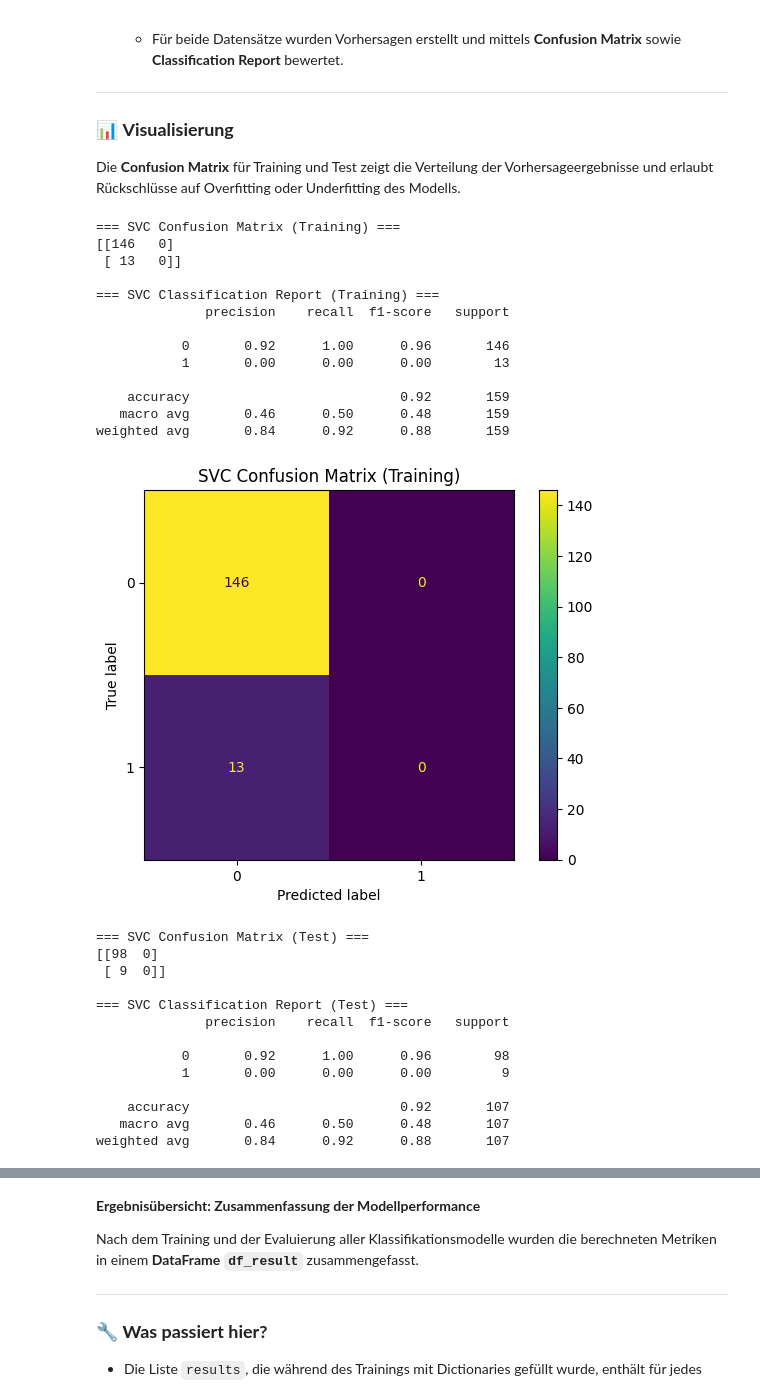
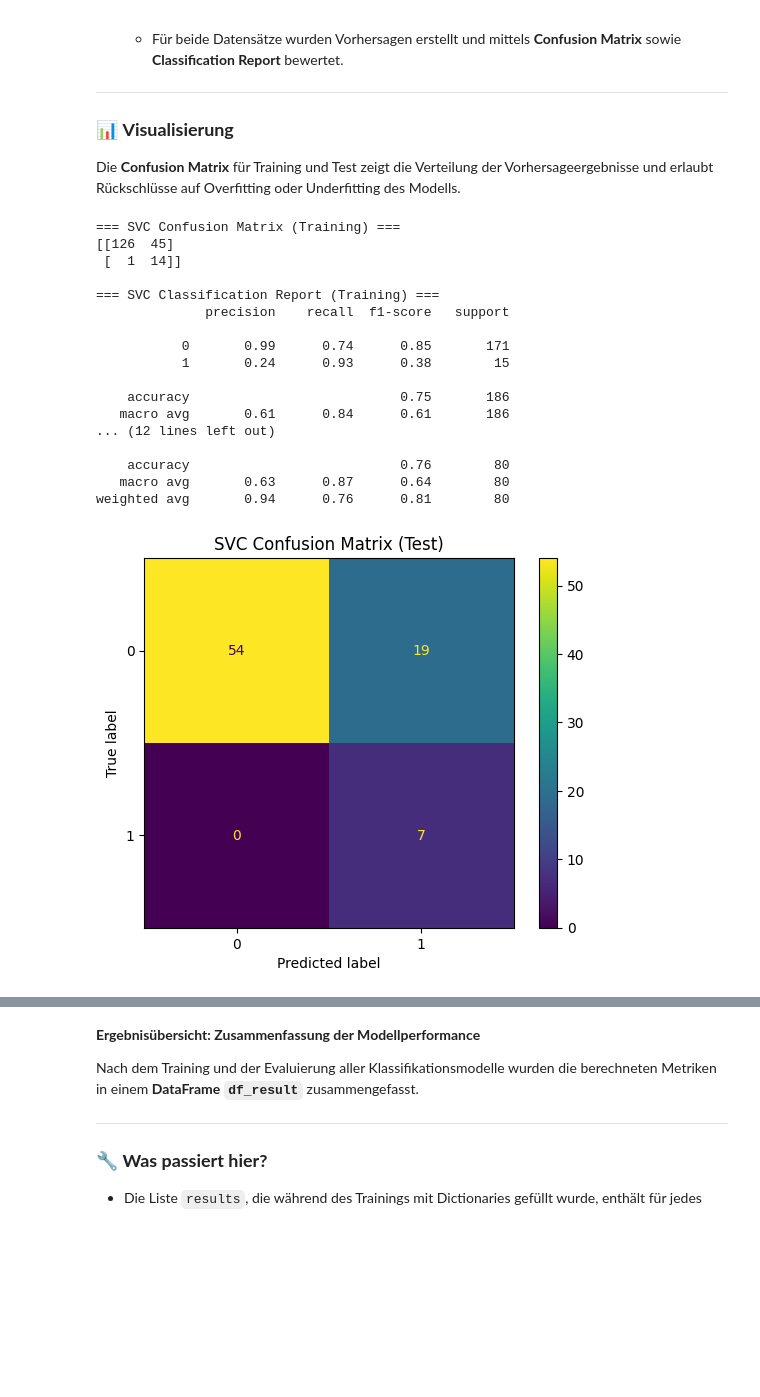
Before and after one commit to Abdullah-IT-Geek/AUT_Database, a Jupyter notebook: Process_data/classification.ipynb, the cells around one changed output, grey strips where cells are left out. Saved outputs shown, nothing was run; the diff lists cells and outputs as text; code cells hidden in the pictures; blank space fills up the shorter version.

```diff
--- a/Process_data/classification.ipynb
+++ b/Process_data/classification.ipynb
@@ -175,9 +172,13 @@ Für die Klassifikation der defekten Flaschen wurden aus den **Drop Oscillation
 # %%
 df_merge_data = pd.merge(drop_oscillation_df, ground_truth_df, on="bottle", how="inner")
+
+
 df_merge_data["Mean"] = df_merge_data["drop_oscillation"].apply(np.mean)
 df_merge_data["STD"] = df_merge_data["drop_oscillation"].apply(np.std)
 df_merge_data["Minimum"] = df_merge_data["drop_oscillation"].apply(np.min)
 df_merge_data["Maximum"] = df_merge_data["drop_oscillation"].apply(np.max)
+df_merge_data["Range"] = df_merge_data["Maximum"] - df_merge_data["Minimum"]
+df_merge_data["Median"] = df_merge_data["drop_oscillation"].apply(np.median)
 df_merge_data["RMS"] = df_merge_data["drop_oscillation"].apply(lambda x: np.sqrt(np.mean(np.square(x))))
 df_merge_data.head()
 # %% [output]
@@ -216,12 +217,14 @@ Für die Klassifikation wurden folgende Schritte durchgeführt:
 4. **Initialisierung der Ergebnisspeicherung**
    Eine leere Liste `results` wurde angelegt, um darin später die **Ergebnisse verschiedener Modelle und Metriken (z.B. F1-Scores)** strukturiert zu speichern.
 # %%
-feature_cols = ["RMS", "Mean", "STD", "Minimum", "Maximum"]
+feature_cols = ["RMS", "Mean", "STD", "Range", "Minimum", "Maximum", "Median"]
 X = df_merge_data[feature_cols]
 Y = df_merge_data["is_cracked"]
 
+scaler = StandardScaler()
+X_scaled = scaler.fit_transform(X)
+
 X_train, X_test, y_train, y_test = train_test_split(
-    X, Y, test_size=0.4, random_state=42, stratify=Y
+    X_scaled, Y, test_size=0.3, random_state=42, stratify=Y
 )
-
 results = []
@@ -265,7 +272,7 @@ Für beide Datensätze (Training und Test) wurde eine **Confusion Matrix visuali
 ---
 # %%
 # Modelltraining
-model_1 = LogisticRegression()
+model_1 = LogisticRegression(class_weight='balanced')
 model_1.fit(X_train, y_train)
 
 # Vorhersage auf Trainingsdaten
@@ -278,9 +285,6 @@ print(cm_train_logreg)
 print("\n=== Logistic Regression Classification Report (Training) ===")
 print(classification_report(y_train, y_pred_train_logreg))
 
-ConfusionMatrixDisplay(confusion_matrix=cm_train_logreg).plot()
-plt.title("Logistic Regression Confusion Matrix (Training)")
-plt.show()
 
 # Vorhersage auf Testdaten
 y_pred_test_logreg = model_1.predict(X_test)
@@ -487,60 +467,48 @@ Zusätzlich wurde ein **Support Vector Classifier (SVC)** trainiert.
 Die **Confusion Matrix** für Training und Test zeigt die Verteilung der Vorhersageergebnisse und erlaubt Rückschlüsse auf Overfitting oder Underfitting des Modells.
 # %%
 # Modelltraining
-model_3 = SVC()
+model_3 = SVC(class_weight="balanced")
 model_3.fit(X_train, y_train)
 # Vorhersage auf Trainingsdaten
 y_pred_train_svc = model_3.predict(X_train)
 
 print("\n=== SVC Confusion Matrix (Training) ===")
 cm_train_svc = confusion_matrix(y_train, y_pred_train_svc)
 print(cm_train_svc)
 
 print("\n=== SVC Classification Report (Training) ===")
 print(classification_report(y_train, y_pred_train_svc))
 
-ConfusionMatrixDisplay(confusion_matrix=cm_train_svc).plot()
-plt.title("SVC Confusion Matrix (Training)")
-plt.show()
 
 # Vorhersage auf Testdaten
 y_pred_test_svc = model_3.predict(X_test)
 
 print("\n=== SVC Confusion Matrix (Test) ===")
 cm_test_svc = confusion_matrix(y_test, y_pred_test_svc)
 print(cm_test_svc)
 
 print("\n=== SVC Classification Report (Test) ===")
 print(classification_report(y_test, y_pred_test_svc))
 
 ConfusionMatrixDisplay(confusion_matrix=cm_test_svc).plot()
 plt.title("SVC Confusion Matrix (Test)")
 plt.show()
 # %% [output]
 === SVC Confusion Matrix (Training) ===
-[[146   0]
- [ 13   0]]
+[[126  45]
+ [  1  14]]
 
 === SVC Classification Report (Training) ===
               precision    recall  f1-score   support
 
-           0       0.92      1.00      0.96       146
-           1       0.00      0.00      0.00        13
+           0       0.99      0.74      0.85       171
+           1       0.24      0.93      0.38        15
 
-    accuracy                           0.92       159
-   macro avg       0.46      0.50      0.48       159
-weighted avg       0.84      0.92      0.88       159
+    accuracy                           0.75       186
+   macro avg       0.61      0.84      0.61       186
+... (12 lines left out)
+
+    accuracy                           0.76        80
+   macro avg       0.63      0.87      0.64        80
+weighted avg       0.94      0.76      0.81        80
-[figure, old version]
+[figure, new version]
-=== SVC Confusion Matrix (Test) ===
-[[98  0]
- [ 9  0]]
-
-=== SVC Classification Report (Test) ===
-              precision    recall  f1-score   support
-
-           0       0.92      1.00      0.96        98
-           1       0.00      0.00      0.00         9
-
-    accuracy                           0.92       107
-   macro avg       0.46      0.50      0.48       107
-weighted avg       0.84      0.92      0.88       107
```
Also changed, not shown: parts of 13 cells of this notebook.
